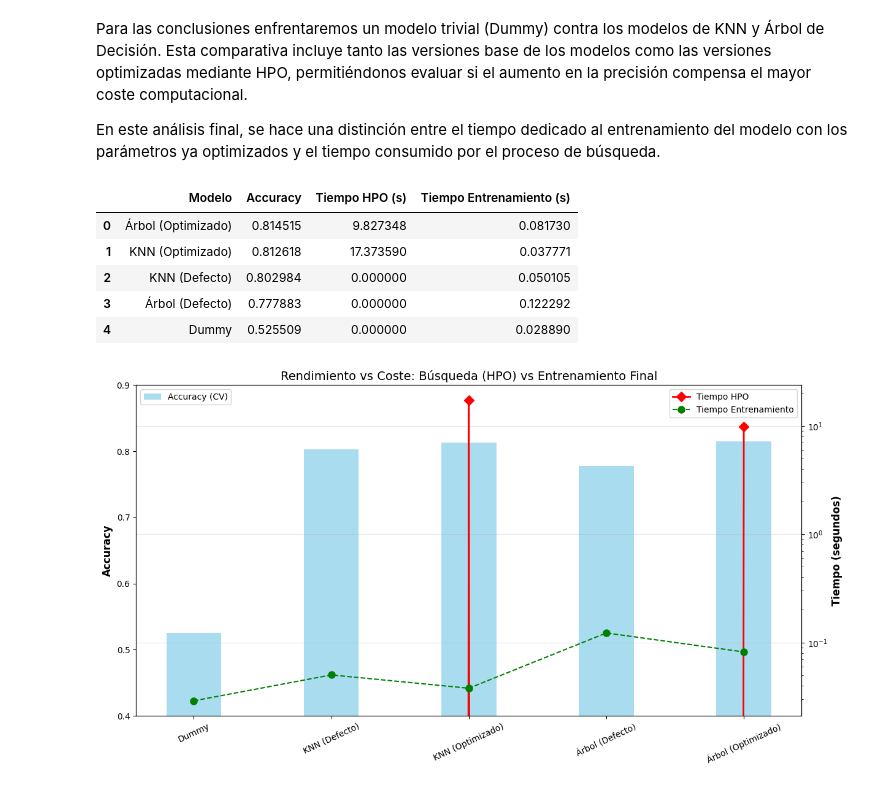
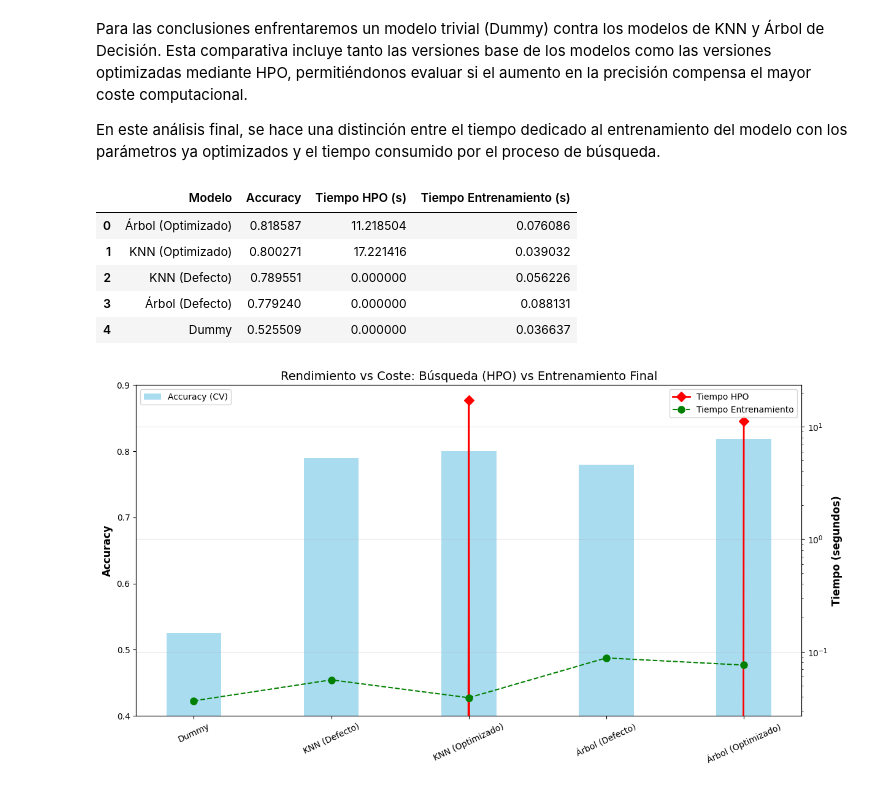
Before and after one commit to mmanchado6/P1_Machine_learning, a Jupyter notebook: Notebook.ipynb, the cells around one changed output. Drawn from its saved outputs; the diff is of its cells as text; code cells hidden in the pictures.

```diff
--- a/Notebook.ipynb
+++ b/Notebook.ipynb
@@ -63,7 +63,7 @@ for col in df.columns:
     pct_nan = (n_nan / n_instancias) * 100
     pct_unknown = (n_unknown / n_instancias) * 100
 
-    # Preparamos los strings de visualización: "cantidad (porcentaje%)"
+    # Preparamos los strings de visualización
     nan_display = f"{n_nan} ({pct_nan:.1f}%)"
     unknown_display = f"{n_unknown} ({pct_unknown:.1f}%)"
 
@@ -112,13 +112,20 @@ print(f"\nBalanceo de la clase '{target}':")
 for index in counts.index:
     print(f"{index}: {counts[index]} ({percentages[index]:.2f}%)")
 
-# Realizamos el preprocesado de la variable Pdays (ya que no hay riesgo de data leakage)
+## Preproceso sin riesgo de data leakage
+
+# Pdays
 n_minus_one = (df['pdays'] == -1).sum()
 print(f"\nAnálisis de 'pdays': {n_minus_one} instancias con -1 ({n_minus_one/n_instancias:.2%})")
 
 # Creamos una nueva variable (a continuacíon se incluye una explicación de esta decisión)
 df['pdays_contacted'] = (df['pdays'] != -1).astype(int)
 df['pdays'] = df['pdays'].replace(-1, 0)
+
+# Variables binarias (default, housing, loan) -> codificación 0 o 1
+var_binarias = ['default', 'housing', 'loan']
+for col in var_binarias:
+    df[col] = df[col].map({'yes': 1, 'no': 0})
 # %% [output]
 El dataset contiene 11000 instancias y 17 variables.
 Tipo de problema: Clasificación binaria (Target: 'deposit')
@@ -318,18 +288,21 @@ from sklearn.neighbors import KNeighborsClassifier
 from sklearn.tree import DecisionTreeClassifier
 from sklearn.model_selection import cross_val_score
 
+# Recuperamos el mejor escalador de la etapa anterior
+best_scaler_object = scalers[best_scaler_name]
+best_preprocessor = create_preprocessor(best_scaler_object)
+
 # Creamos un diccionario vacío para almacenar los resultados (los usaremos luego en las conclusiones también)
 resultados_defecto = {}
 
 # Definimos los modelos con sus Pipelines
-# Usamos el RobustScaler para KNN según los resultados anteriores
 knn_pipeline = Pipeline(steps=[
-    ('pre', preprocessor_std),
+    ('pre', best_preprocessor),
     ('model', KNeighborsClassifier())
 ])
 
 tree_pipeline = Pipeline(steps=[
-    ('pre', preprocessor_std),
+    ('pre', best_preprocessor),
     ('model', DecisionTreeClassifier(random_state=SEED))
 ])
 
@@ -353,7 +326,7 @@ for nombre, pipe in modelos.items():
     scores = cross_val_score(pipe, X_train, y_train, cv=cv_inner, scoring='accuracy')
     mean_accuracy = scores.mean()
 
-    # 2. GUARDAMOS los datos en el diccionario para uso posterior
+    # Guardamos los datos en el diccionario para uso posterior
     resultados_defecto[nombre] = {
         'accuracy': mean_accuracy,
         'tiempo': tiempo_train
@@ -376,7 +349,7 @@ import matplotlib.pyplot as plt
 
 # Creamos un Pipeline específico para el árbol de poca profundidad
 tree_interp_pipe = Pipeline(steps=[
-    ('pre', preprocessor_std),
+    ('pre', best_preprocessor),
     ('model', DecisionTreeClassifier(max_depth=3, random_state=SEED))
 ])
 
@@ -410,7 +383,7 @@ Ahora es momento de realizar el ajuste de hiperparámetros. Para ello se va a us
 # %%
 import optuna.integration
 from optuna.distributions import IntDistribution as IntDist
-from optuna.distributions import CategoricalDistribution as CatDist # Necesitas importar esto
+from optuna.distributions import CategoricalDistribution as CatDist
 from sklearn import metrics
 
 # Lo añadimos para limpar la salida y que no haya tanto texto
@@ -418,12 +391,12 @@ optuna.logging.set_verbosity(optuna.logging.WARNING)
 
 # Definimos los pipelines completos para que Optuna los procese internamente
 pipe_knn = Pipeline(steps=[
-    ('pre', preprocessor_std),
+    ('pre', best_preprocessor),
     ('model', KNeighborsClassifier())
 ])
 
 pipe_tree = Pipeline(steps=[
-    ('pre', preprocessor_std),
+    ('pre', best_preprocessor),
     ('model', DecisionTreeClassifier(random_state=SEED))
 ])
 
@@ -567,10 +540,11 @@ tiempo_refit_tree = time.time() - start
 
 # Dummy
 dummy_pipe = Pipeline(steps=[
-    ('pre', preprocessor_std),
+    ('pre', best_preprocessor),
     ('model', DummyClassifier(strategy='most_frequent'))
 ])
 
+# Calculamos el tiempo y la precisión del modeo dummy
 inicio_dummy = time.time()
 dummy_pipe.fit(X_train, y_train)
 tiempo_dummy = time.time() - inicio_dummy
@@ -616,37 +590,37 @@ datos_comparativa = [
 # Mostramos toda la información de manera visual
 df_final = pd.DataFrame(datos_comparativa)
 display(df_final.sort_values(by="Accuracy", ascending=False).reset_index(drop=True))
 
 # Mostramos el gráfico para representar la información de manera visual
 fig, ax1 = plt.subplots(figsize=(14, 7))
 
 # Barras de Accuracy
 x = range(len(df_final))
 ax1.bar(x, df_final['Accuracy'], width=0.4, label='Accuracy (CV)', color='skyblue', alpha=0.7)
 ax1.set_ylabel('Accuracy', fontsize=12, fontweight='bold')
 ax1.set_ylim(0.4, 0.9)
 ax1.set_xticks(x)
 ax1.set_xticklabels(df_final['Modelo'], rotation=25)
 
 # Eje derecho para tiempos (en escala logarítmica porque la diferencia muy grande)
 ax2 = ax1.twinx()
 ax2.plot(x, df_final['Tiempo HPO (s)'], color='red', marker='D', markersize=8, label='Tiempo HPO', linewidth=2)
 ax2.plot(x, df_final['Tiempo Entrenamiento (s)'], color='green', marker='o', markersize=8, label='Tiempo Entrenamiento', linestyle='--')
 
 ax2.set_ylabel('Tiempo (segundos)', fontsize=12, fontweight='bold')
 ax2.set_yscale('log')
 
 plt.title('Rendimiento vs Coste: Búsqueda (HPO) vs Entrenamiento Final', fontsize=14)
 ax1.legend(loc='upper left')
 ax2.legend(loc='upper right')
 plt.grid(axis='y', alpha=0.3)
 plt.show()
 # %% [output]
 |  | Modelo | Accuracy | Tiempo HPO (s) | Tiempo Entrenamiento (s) |
-| 0 | Árbol (Optimizado) | 0.814515 | 9.827348 | 0.081730 |
-| 1 | KNN (Optimizado) | 0.812618 | 17.373590 | 0.037771 |
-| 2 | KNN (Defecto) | 0.802984 | 0.000000 | 0.050105 |
-| 3 | Árbol (Defecto) | 0.777883 | 0.000000 | 0.122292 |
-| 4 | Dummy | 0.525509 | 0.000000 | 0.028890 |
+| 0 | Árbol (Optimizado) | 0.818587 | 11.218504 | 0.076086 |
+| 1 | KNN (Optimizado) | 0.800271 | 17.221416 | 0.039032 |
+| 2 | KNN (Defecto) | 0.789551 | 0.000000 | 0.056226 |
+| 3 | Árbol (Defecto) | 0.779240 | 0.000000 | 0.088131 |
+| 4 | Dummy | 0.525509 | 0.000000 | 0.036637 |
-[figure, old version]
+[figure, new version]
 # %% [markdown]
```
Also changed, not shown: parts of 12 cells of this notebook.
